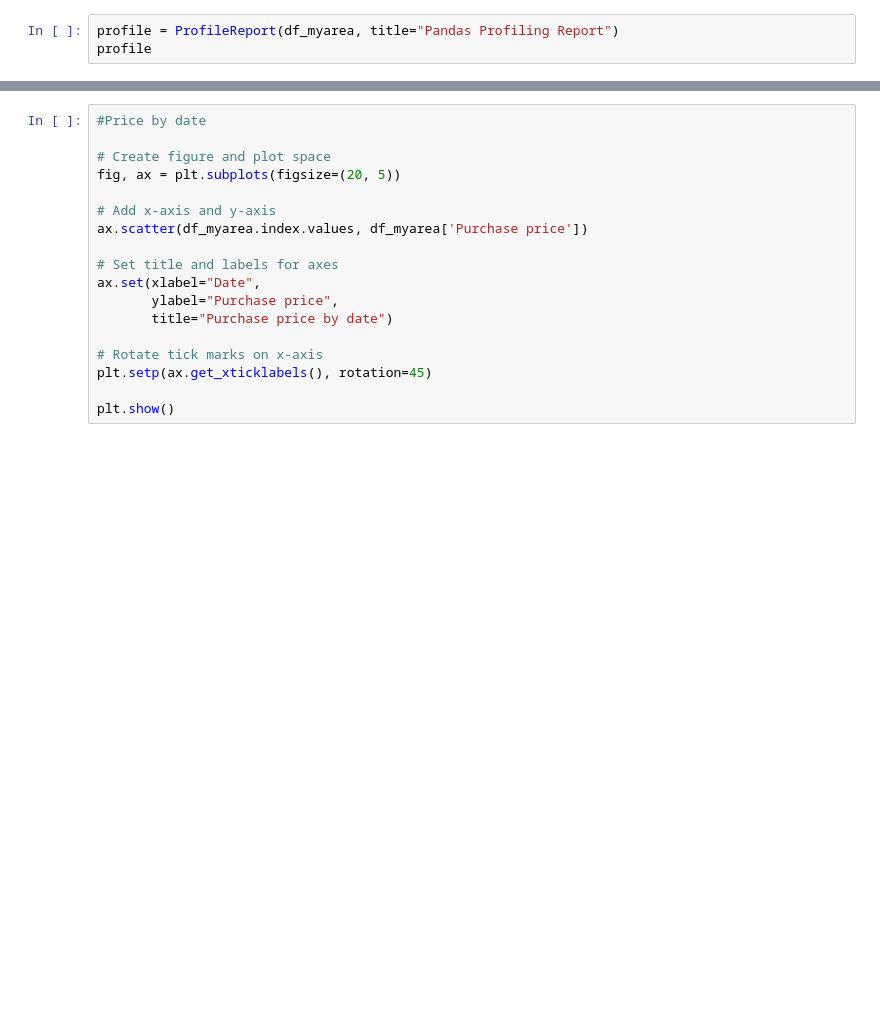
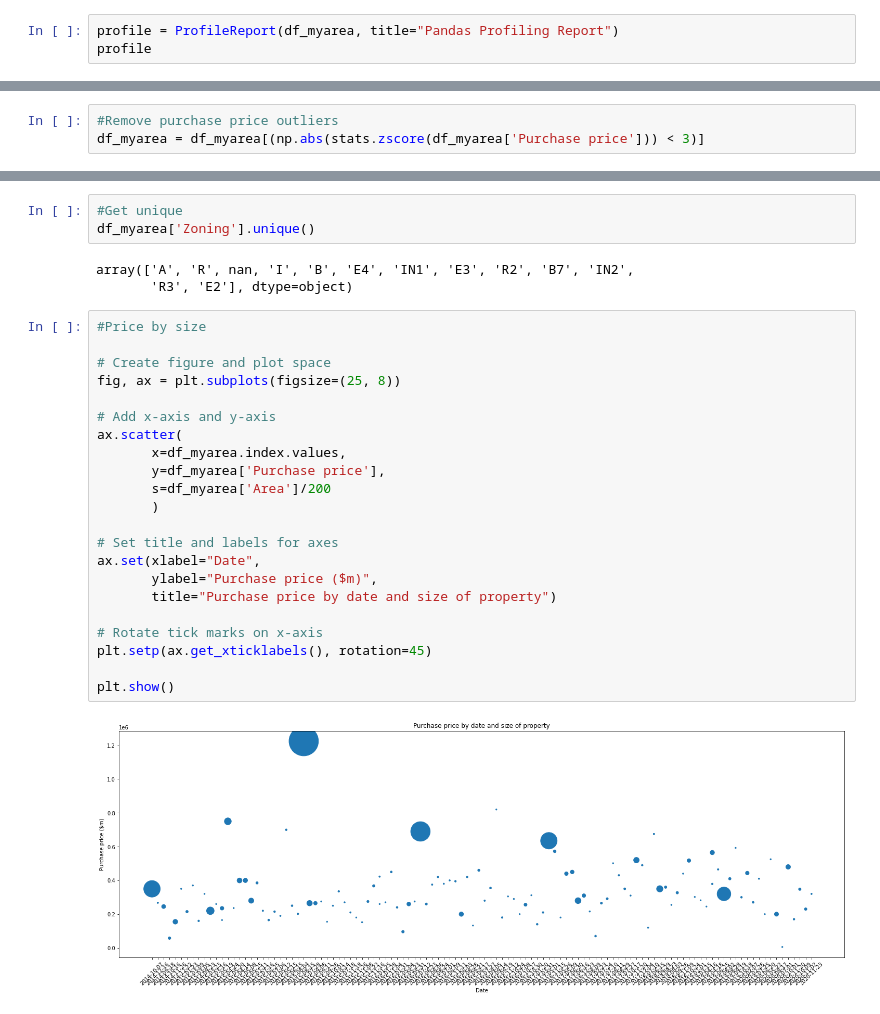
Before and after one commit to jameselks/nsw-property-sales-data-cleaner, a Jupyter notebook: analysis.ipynb, the cells around one changed output, grey strips where cells are left out. Saved outputs shown, nothing was run; the diff lists cells and outputs as text; blank space fills up the shorter version.

```diff
--- a/analysis.ipynb
+++ b/analysis.ipynb
@@ -32,3 +59,6 @@ profile
+# %%
+#Remove purchase price outliers
+df_myarea = df_myarea[(np.abs(stats.zscore(df_myarea['Purchase price'])) < 3)]
 # %%
 #Price histogram in ~$50K bins
 df_myarea.hist(column='Purchase price', bins=int(df_myarea['Purchase price'].max()/50000))
@@ -35,18 +68,30 @@ df_myarea.hist(column='Purchase price', bins=int(df_myarea['Purchase price'].max
+# %%
+#Get unique
+df_myarea['Zoning'].unique()
+# %% [output]
+array(['A', 'R', nan, 'I', 'B', 'E4', 'IN1', 'E3', 'R2', 'B7', 'IN2',
+       'R3', 'E2'], dtype=object)
 # %%
-#Price by date
+#Price by size
 
 # Create figure and plot space
-fig, ax = plt.subplots(figsize=(20, 5))
+fig, ax = plt.subplots(figsize=(25, 8))
 
 # Add x-axis and y-axis
-ax.scatter(df_myarea.index.values, df_myarea['Purchase price'])
+ax.scatter(
+       x=df_myarea.index.values,
+       y=df_myarea['Purchase price'],
+       s=df_myarea['Area']/200
+       )
 
 # Set title and labels for axes
 ax.set(xlabel="Date",
-       ylabel="Purchase price",
-       title="Purchase price by date")
+       ylabel="Purchase price ($m)",
+       title="Purchase price by date and size of property")
 
 # Rotate tick marks on x-axis
 plt.setp(ax.get_xticklabels(), rotation=45)
 
 plt.show()
+# %% [output]
+[figure, added]
```
Also changed, not shown: parts of 8 cells of this notebook.
